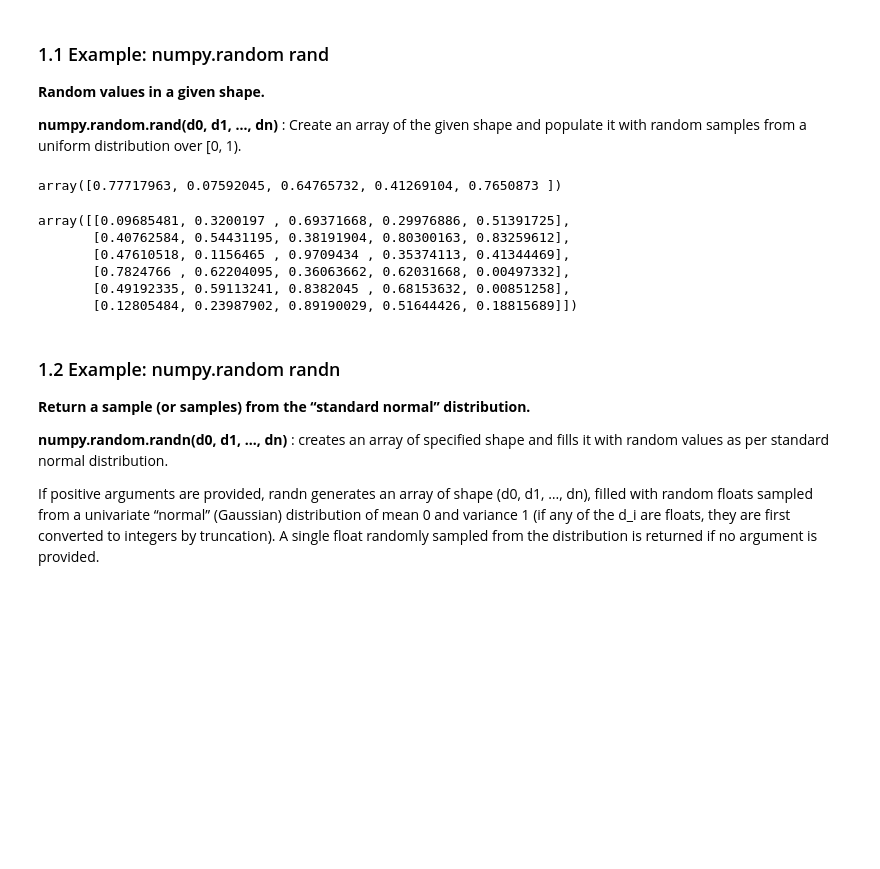
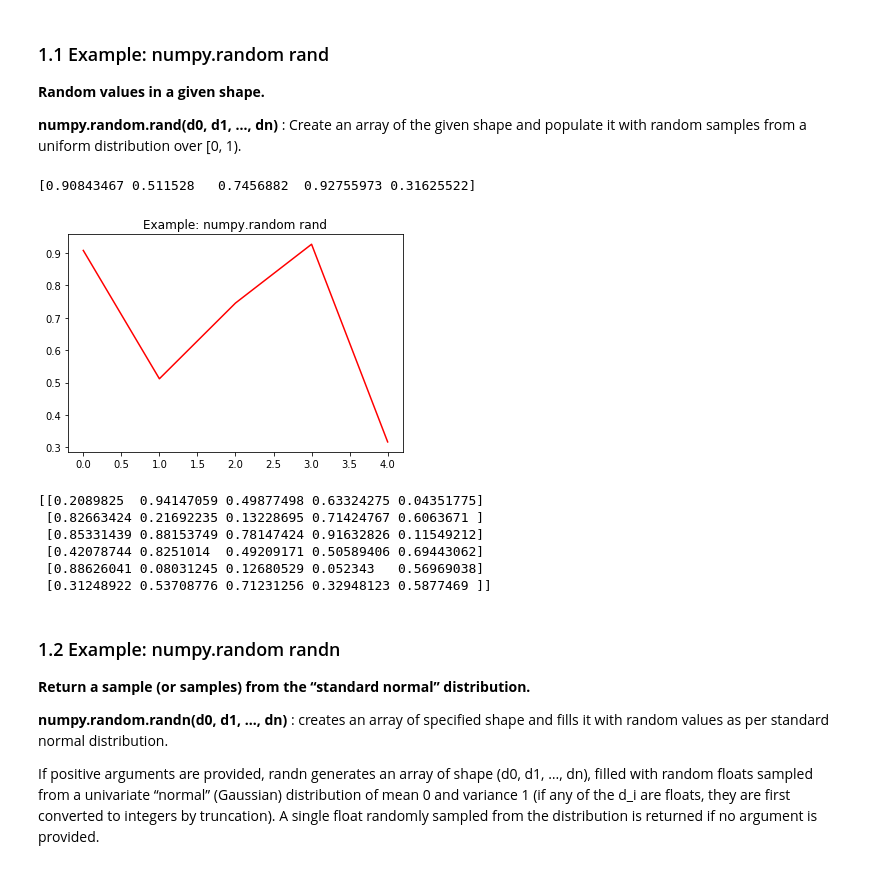
Before and after one commit to kamilam1987/Emerging_Technologies, a Jupyter notebook: numpy-random.ipynb, the cells around one changed output. Drawn from its saved outputs; the diff is of its cells as text; code cells hidden in the pictures; blank space fills up the shorter version.

```diff
--- a/numpy-random.ipynb
+++ b/numpy-random.ipynb
@@ -35,31 +35,49 @@ import numpy as np
 __Random values in a given shape.__
 
 __numpy.random.rand(d0, d1, …, dn)__ : Create an array of the given shape and populate it with random samples from a uniform distribution over [0, 1).
+# %%
+# numpy.random.rand() method
+
+# Import numpy
+import numpy as np
+# Import matplotlib
+import matplotlib.pyplot as plt
+
+# Creates 1D array with five random values.
+random_num = np.random.rand(5)
+
+# Prints 1D array with random values from the standard normal distribution
+print(random_num)
+
+# Creates plot with  five random values
+plt.plot(random_num, 'r')
+
+# Adds title
+plt.title("Example: numpy.random rand")
+
+# Prints plot
+plt.show()
+# %% [output]
+[0.90843467 0.511528   0.7456882  0.92755973 0.31625522]
+[figure, added]
 # %%
 # numpy.random.rand() method
 
 # Import numpy
 import numpy as np
 
-# Creates 1D array with five random values.
-np.random.rand(5)
+# Creates 2D array with thirty random values
+random_num = np.random.rand(6,5)
+
+# Prints 2D array with random values from the standard normal distribution
+print(random_num)
 # %% [output]
-array([0.77717963, 0.07592045, 0.64765732, 0.41269104, 0.7650873 ])
+[[0.2089825  0.94147059 0.49877498 0.63324275 0.04351775]
+ [0.82663424 0.21692235 0.13228695 0.71424767 0.6063671 ]
+ [0.85331439 0.88153749 0.78147424 0.91632826 0.11549212]
+ [0.42078744 0.8251014  0.49209171 0.50589406 0.69443062]
+ [0.88626041 0.08031245 0.12680529 0.052343   0.56969038]
+ [0.31248922 0.53708776 0.71231256 0.32948123 0.5877469 ]]
-# %%
-# numpy.random.rand() method
-
-# Import numpy
-import numpy as np
-
-# Creates 2D array with thirty random values
-np.random.rand(6,5)
-# %% [output]
-array([[0.09685481, 0.3200197 , 0.69371668, 0.29976886, 0.51391725],
-       [0.40762584, 0.54431195, 0.38191904, 0.80300163, 0.83259612],
-       [0.47610518, 0.1156465 , 0.9709434 , 0.35374113, 0.41344469],
-       [0.7824766 , 0.62204095, 0.36063662, 0.62031668, 0.00497332],
-       [0.49192335, 0.59113241, 0.8382045 , 0.68153632, 0.00851258],
-       [0.12805484, 0.23987902, 0.89190029, 0.51644426, 0.18815689]])
 # %% [markdown]
 ### 1.2 Example: numpy.random randn
 __Return a sample (or samples) from the “standard normal” distribution.__
```
Also changed, not shown: parts of 18 cells of this notebook.
